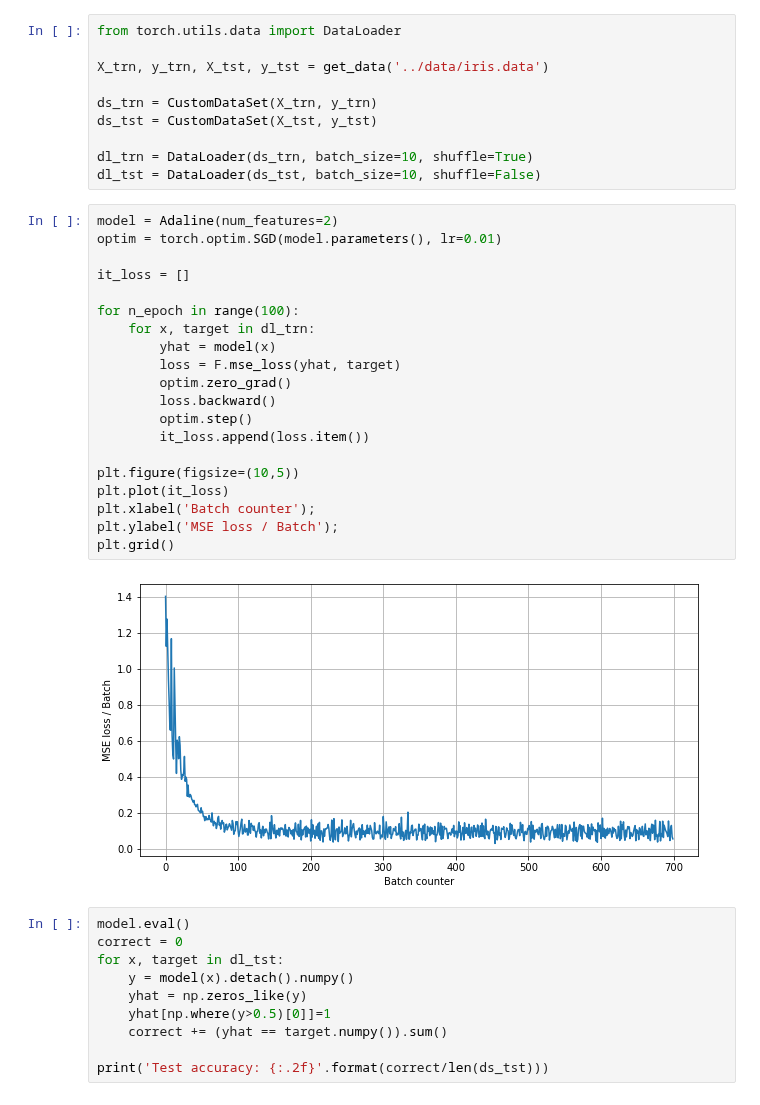
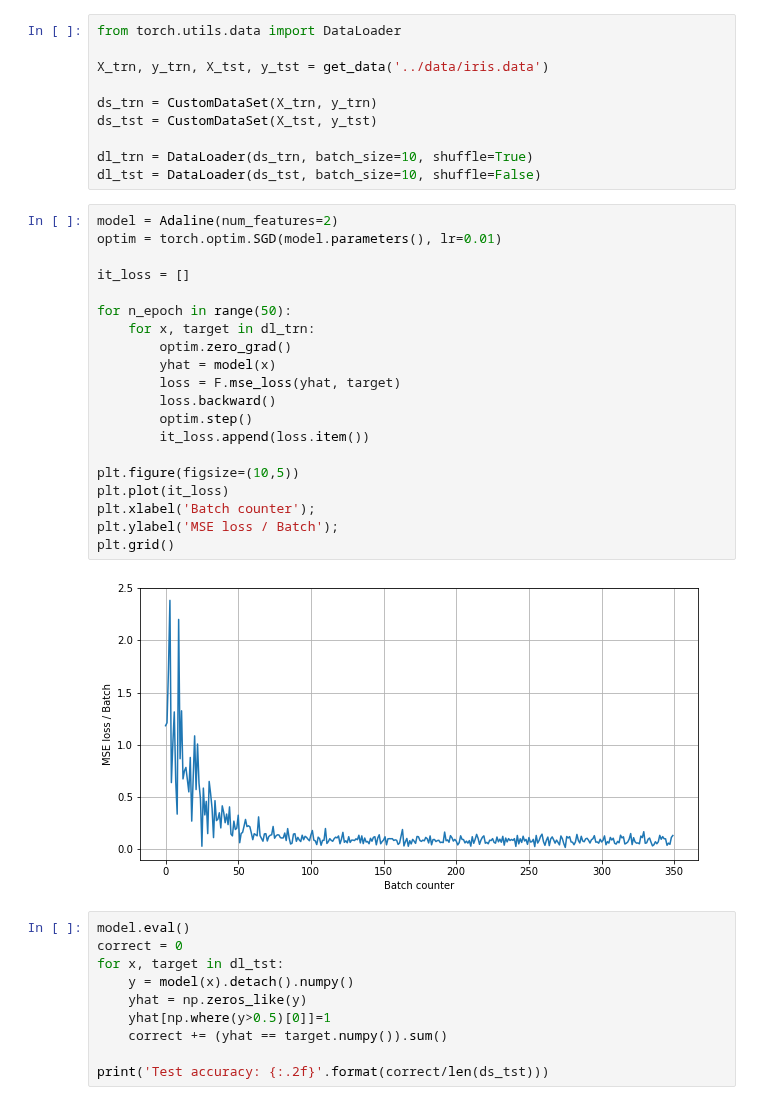
Before and after one commit to rkwitt/teaching, a Jupyter notebook: WS2021/CV/material/04-AdaLine/AdaLine.ipynb, the cells around one changed output. Drawn from its saved outputs; the diff is of its cells as text.

```diff
--- a/WS2021/CV/material/04-AdaLine/AdaLine.ipynb
+++ b/WS2021/CV/material/04-AdaLine/AdaLine.ipynb
@@ -320,25 +342,25 @@ dl_tst = DataLoader(ds_tst, batch_size=10, shuffle=False)
 # %%
 model = Adaline(num_features=2)
 optim = torch.optim.SGD(model.parameters(), lr=0.01)
 
 it_loss = []
 
-for n_epoch in range(100):
+for n_epoch in range(50):
     for x, target in dl_trn:
+        optim.zero_grad()
         yhat = model(x)
         loss = F.mse_loss(yhat, target)
-        optim.zero_grad()
         loss.backward()
         optim.step()
         it_loss.append(loss.item())
 
 plt.figure(figsize=(10,5))
 plt.plot(it_loss)
 plt.xlabel('Batch counter');
 plt.ylabel('MSE loss / Batch');
 plt.grid()
 # %% [output]
-[figure, old version]
+[figure, new version]
 # %%
 model.eval()
 correct = 0
```
Also changed, not shown: parts of 9 cells of this notebook, 1 other file.
